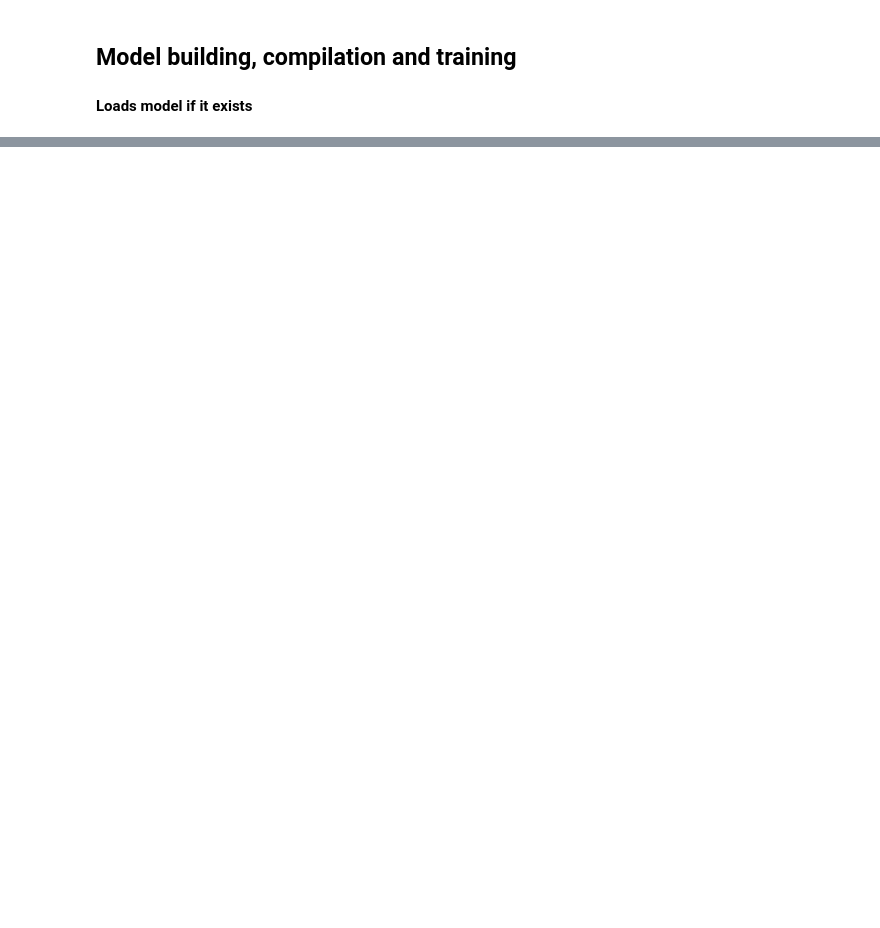
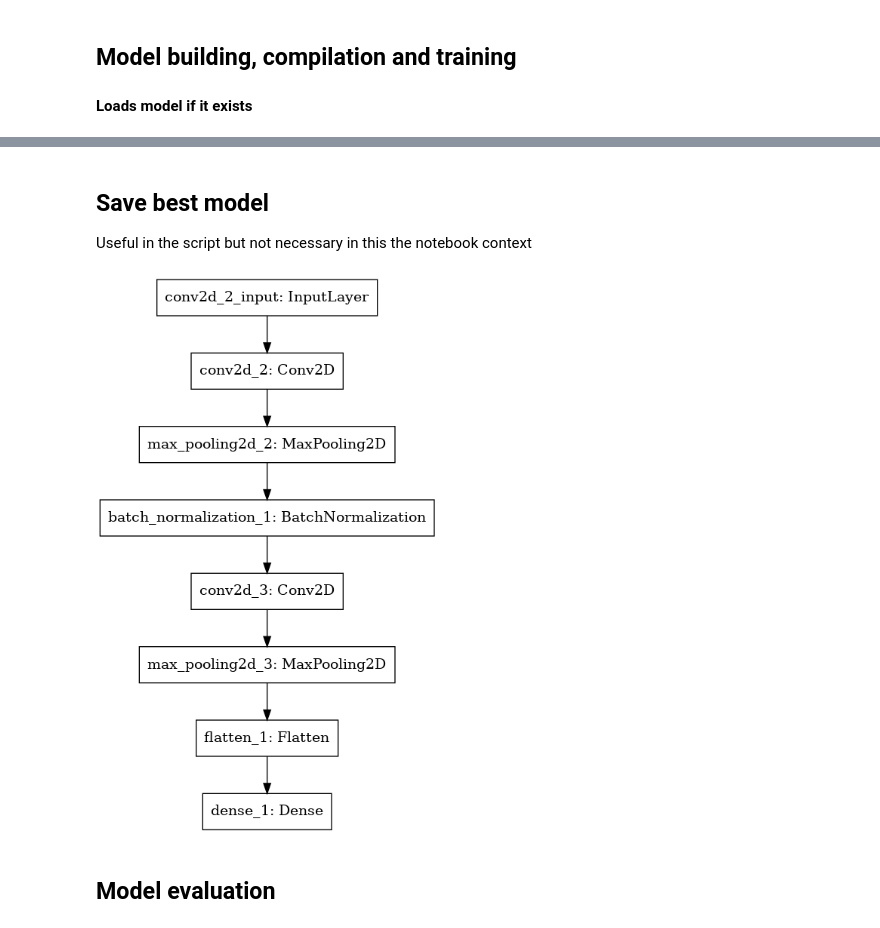
Before and after one commit to Rudolph-afk/Zoon0PredV, a Jupyter notebook: notebooks/zoonosis_model.ipynb, the cells around one changed output, grey strips where cells are left out. Drawn from its saved outputs; the diff is of its cells as text; code cells hidden in the pictures; blank space fills up the shorter version.

```diff
--- a/notebooks/zoonosis_model.ipynb
+++ b/notebooks/zoonosis_model.ipynb
@@ -119,35 +52,38 @@ directories = [os.path.join('/scratch3/users/rserage/ZoonosisData', dtry) for dt
 
 BATCH_SIZE = 64
 
+TARGET_SIZE = (128,128)
+
 test_data_generator = ImageDataGenerator(rescale=1./255) # Specifically for test data
 
 train_val_data_generator = ImageDataGenerator(rescale=1./255, validation_split=0.2) # For training and validation split
 
 train_data_iterator = train_val_data_generator.flow_from_directory(directories[0],
-                                              target_size=(96,96),
+                                              target_size=TARGET_SIZE,
                                               color_mode='grayscale',
                                               class_mode='binary',
                                               classes=['human-false', 'human-true'],
                                               batch_size=BATCH_SIZE,
-                                              seed=19980603,
+                                              # seed=19980603,
                                               subset='training') # Specifies subset, ignored in test
 
 validation_data_iterator = train_val_data_generator.flow_from_directory(directories[0],
-                                              target_size=(96,96),
+                                              target_size=TARGET_SIZE,
                                               color_mode='grayscale',
                                               class_mode='binary',
                                               classes=['human-false', 'human-true'],
                                               batch_size=BATCH_SIZE,
-                                              seed=19980603,
+                                              # seed=19980603,
                                               subset='validation')
 
 test_data_iterator = test_data_generator.flow_from_directory(directories[1],
-                                              target_size=(96,96),
+                                              target_size=TARGET_SIZE,
                                               color_mode='grayscale',
-                                              class_mode='binary',
+                                              class_mode='binary', shuffle=False,
                                               classes=['human-false', 'human-true'],
                                               batch_size=BATCH_SIZE,
-                                              seed=19980603)
+                                              # seed=19980603
+                                                            )
 # %% [output]
 Found 65753 images belonging to 2 classes.
 Found 16437 images belonging to 2 classes.
@@ -157,0 +202,16 @@ Found 20548 images belonging to 2 classes.
+# %%
+logs = CSVLogger('logs.csv')
+
+model_checkpoint_callback = ModelCheckpoint(
+    filepath='check.ckpt',
+    save_weights_only=True,
+    monitor='MCC',
+    mode='max',
+    save_best_only=True
+)
+
+reduce_lr = ReduceLROnPlateau(
+    monitor='val_AUC',
+    factor=0.2, patience=3,
+    min_lr=0.001
+)
@@ -157,0 +301,4 @@ Found 20548 images belonging to 2 classes.
+# %% [markdown]
+## Save best model
+
+Useful in the script but not necessary in this the notebook context
@@ -157,0 +308,6 @@ Found 20548 images belonging to 2 classes.
+# %%
+plot_model(model, "Zoonopred.png")
+# %% [output]
+[figure, added]
+# %% [markdown]
+## Model evaluation
```
Also changed, not shown: parts of 62 cells of this notebook, 1 other file.
